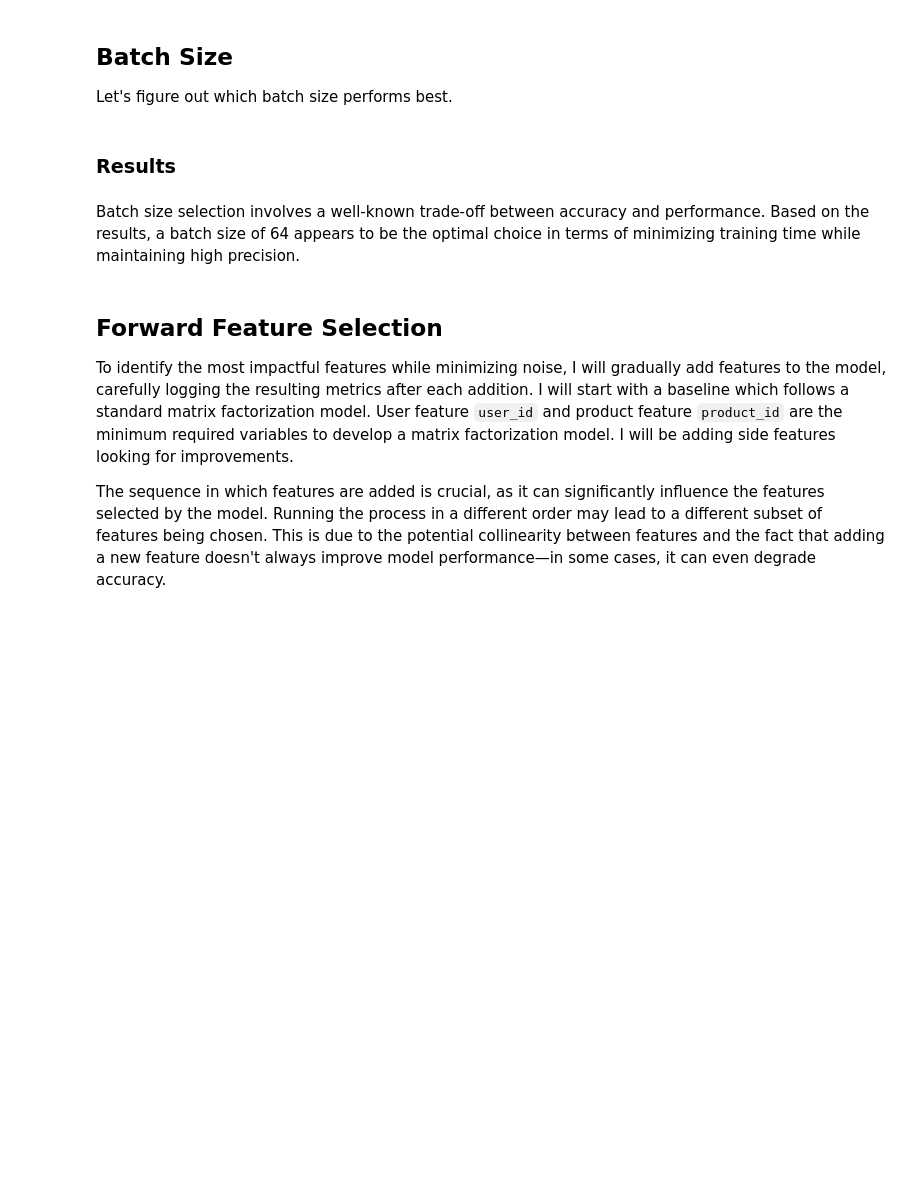
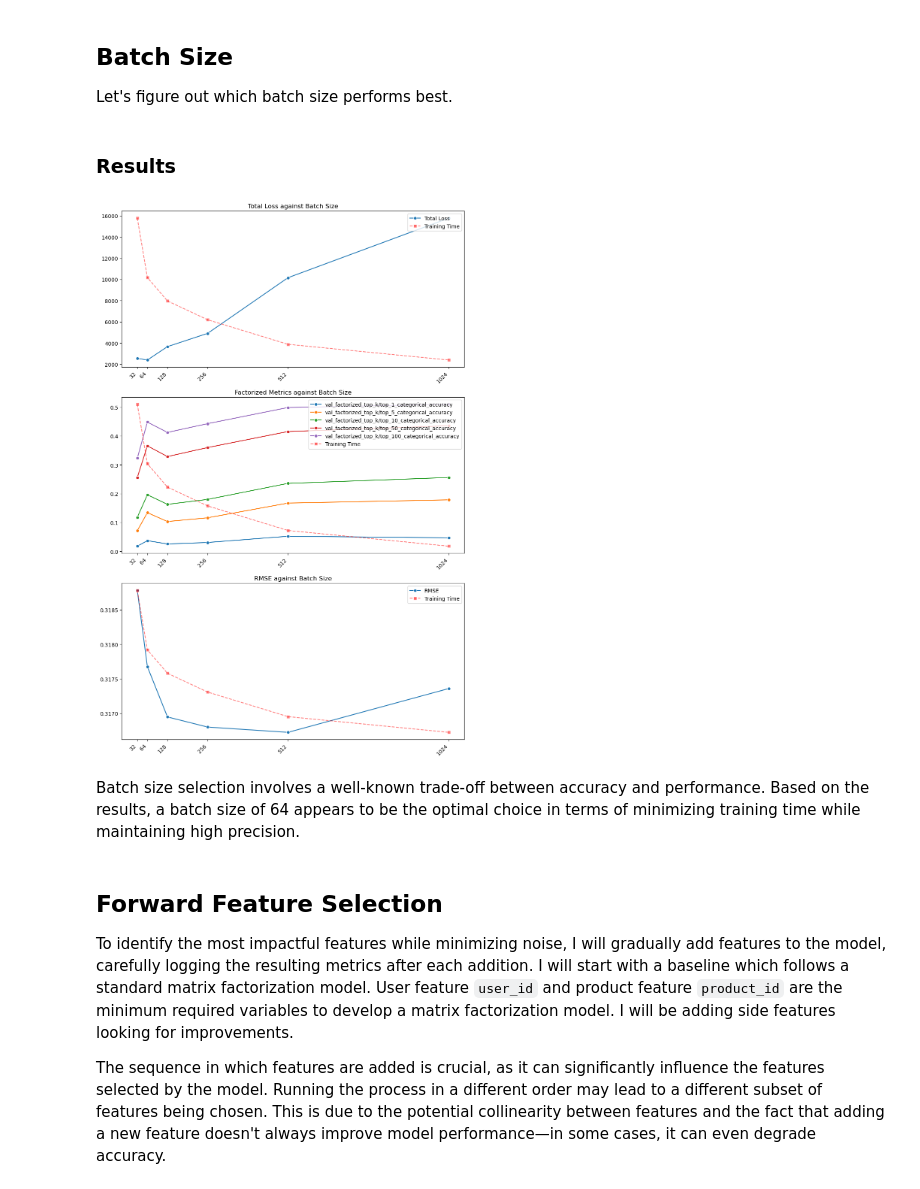
Before and after one commit to sagravela/recommendation_engine, a Jupyter notebook: notebooks/experiments_analysis.ipynb, the cells around one changed output. Cells and saved outputs as stored; diff of their text form; code cells hidden in the pictures; blank space fills up the shorter version.

```diff
--- a/notebooks/experiments_analysis.ipynb
+++ b/notebooks/experiments_analysis.ipynb
@@ -284,60 +341,76 @@ Let's figure out which batch size performs best.
 batch_size_path = LOGS_PATH / "batch_size_exp"
 params["logs_path"] = batch_size_path
 if not (batch_size_path / "results.csv").exists():
-    batch_size_exp(params, batches = [32, 64, 128, 256, 512, 1024])
-results_df = pd.read_csv(batch_size_path / "results.csv").groupby("batch_size").mean().reset_index()
+    # Create model instance
+    model = RecommenderEngineModel(
+        params=params,
+        candidates_ds=prep_products,
+        preprocessing= False, # Disable preprocessing
+        feature_dim= feature_dim, # Feature dimension is a must, if preprocessing is disabled
+    )
+
+    batch_size_exp(
+        model = model,
+        train = prep_clicks_train,
+        val = prep_clicks_val,
+        params = copy.deepcopy(params),
+        batches = [32, 64, 128, 256, 512, 1024]
+    )
+results_df = pd.read_csv(batch_size_path / "results.csv")
 # %% [markdown]
 ### Results
 # %%
 def batch_size_analysis(results: pd.DataFrame):
-    fig, axes = plt.subplots(nrows=3, ncols=1, figsize=(10, 15))
+    _, axes = plt.subplots(nrows=3, ncols=1, figsize=(10, 15))
 
     # Total Loss against Batch Size Plot
-    sns.lineplot(data=results, x='batch_size', y='val_total_loss', marker='o', label="Total Loss", ax=axes[0])
+    sns.lineplot(data=results, x="batch_size", y="val_total_loss", marker="o", label="Total Loss", ax=axes[0])
 
     # Factorized Top K Metrics against Batch Size Plot
-    for metric in [c for c in results.columns if c.startswith('val_factorized')]:
-        sns.lineplot(data=results, x='batch_size', y=metric, marker='o', label=metric, ax=axes[1])
+    for metric in [c for c in results.columns if c.startswith("val_factorized")]:
+        sns.lineplot(data=results, x="batch_size", y=metric, marker="o", label=metric, ax=axes[1])
 
     # RMSE against Batch Size Plot
-    sns.lineplot(data=results, x='batch_size', y='val_root_mean_squared_error', marker='o', label='RMSE', ax=axes[2])
+    sns.lineplot(data=results, x="batch_size", y="val_root_mean_squared_error", marker="o", label="RMSE", ax=axes[2])
 
     # Add training time against batch size to each plot, removing label, ticks, and tick labels for twinx
     for ax in axes:
         twin_ax = ax.twinx()
         sns.lineplot(
-            data=results, x='batch_size', y='training_time',
-            linestyle='--', color='red', alpha=0.5,
-            label='Training Time',
+            data=results, x="batch_size", y="training_time",
+            linestyle="--", color="red", alpha=0.5,
+            label="Training Time",
             marker="s",ax=twin_ax, legend= False
         )
 
         # Remove the label and ticks for twinx
-        twin_ax.set_ylabel('')           # Remove y-axis label for twinx
+        twin_ax.set_ylabel("")           # Remove y-axis label for twinx
         twin_ax.set_yticks([])           # Remove y-axis ticks for twinx
         twin_ax.set_yticklabels([])      # Remove y-axis tick labels for twinx
 
         # Combine legends from both ax and twinx
         ax_handles, ax_labels = ax.get_legend_handles_labels()
         twin_handles, twin_labels = twin_ax.get_legend_handles_labels()
-        ax.legend(ax_handles + twin_handles, ax_labels + twin_labels, loc='upper right')  # Combine legends
+        ax.legend(ax_handles + twin_handles, ax_labels + twin_labels, loc="upper right")  # Combine legends
 
     # Set titles
-    axes[0].set_title('Total Loss against Batch Size')
-    axes[1].set_title('Factorized Metrics against Batch Size')
-    axes[2].set_title('RMSE against Batch Size')
+    axes[0].set_title("Total Loss against Batch Size")
+    axes[1].set_title("Factorized Metrics against Batch Size")
+    axes[2].set_title("RMSE against Batch Size")
 
     # Set labels and ticks
     for ax in axes:
-        ax.set_xlabel('')
-        ax.set_ylabel('')
-        ax.set_xticks(results['batch_size'])
-        ax.set_xticklabels(results['batch_size'], rotation=45, ha='right')
+        ax.set_xlabel("")
+        ax.set_ylabel("")
+        ax.set_xticks(results["batch_size"])
+        ax.set_xticklabels(results["batch_size"], rotation=45, ha="right")
 
     plt.tight_layout()
     plt.show()
 
 batch_size_analysis(results_df)
+# %% [output]
+[figure, added]
 # %% [markdown]
 Batch size selection involves a well-known trade-off between accuracy and performance. Based on the results, a batch size of 64 appears to be the optimal choice in terms of minimizing training time while maintaining high precision.
 # %%
```
Also changed, not shown: parts of 25 cells of this notebook, 16 other files.
